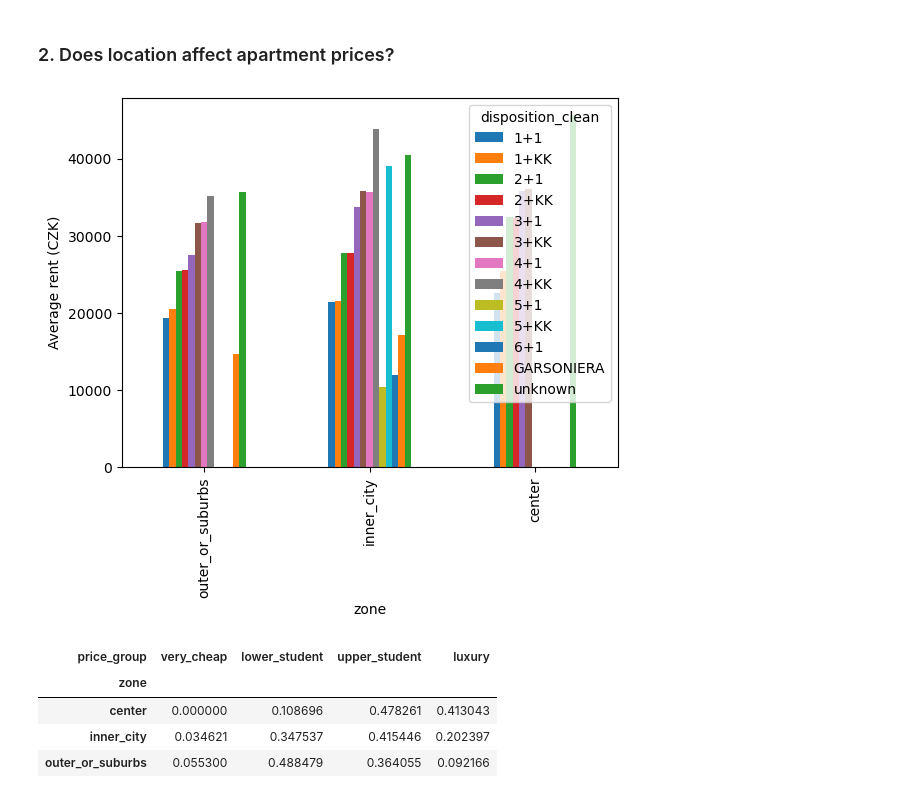
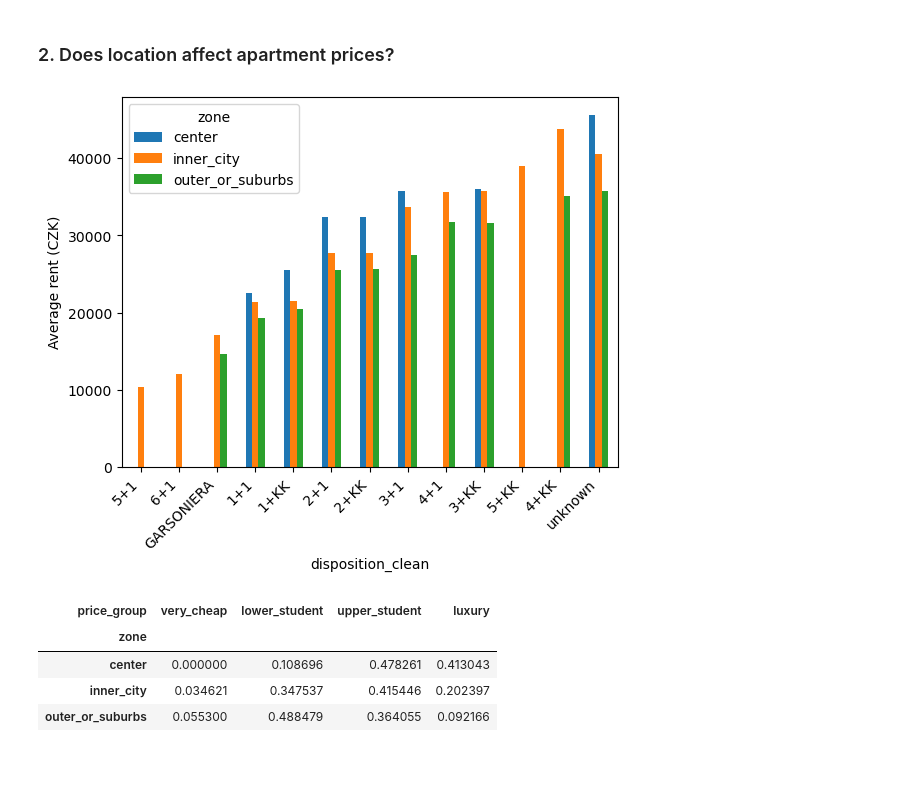
Before and after one commit to haeronwen/project, a Jupyter notebook: analysis.ipynb, the cells around one changed output. Cells and saved outputs as stored; diff of their text form; code cells hidden in the pictures; blank space fills up the shorter version.

Commit message:
graph stylistic changes

```diff
--- a/analysis.ipynb
+++ b/analysis.ipynb
@@ -120,17 +120,18 @@ reflecting Prague's overall high rental prices.
 # %% [markdown]
 ### 2. Does location affect apartment prices?
 # %%
-pivot = district_stats.pivot(index="zone", columns="disposition_clean", values="avg_rent")
+pivot = district_stats.pivot(index="disposition_clean", columns="zone", values="avg_rent")
 
 # sort rows by overall average rent across zones
 pivot = pivot.loc[pivot.mean(axis=1).sort_values().index]
 
 pivot.plot.bar()
 
 plt.ylabel("Average rent (CZK)")
+plt.xticks(rotation = 45, ha = "right", fontsize=10)
 plt.show()
 # %% [output]
-[figure, old version]
+[figure, new version]
 # %%
 #Luxury and upper_student apartments are concentrated in the center
 #Outer districs contain a larger proportion of affordable housing
```
Also changed, not shown: parts of 1 cell of this notebook, 1 other file.
